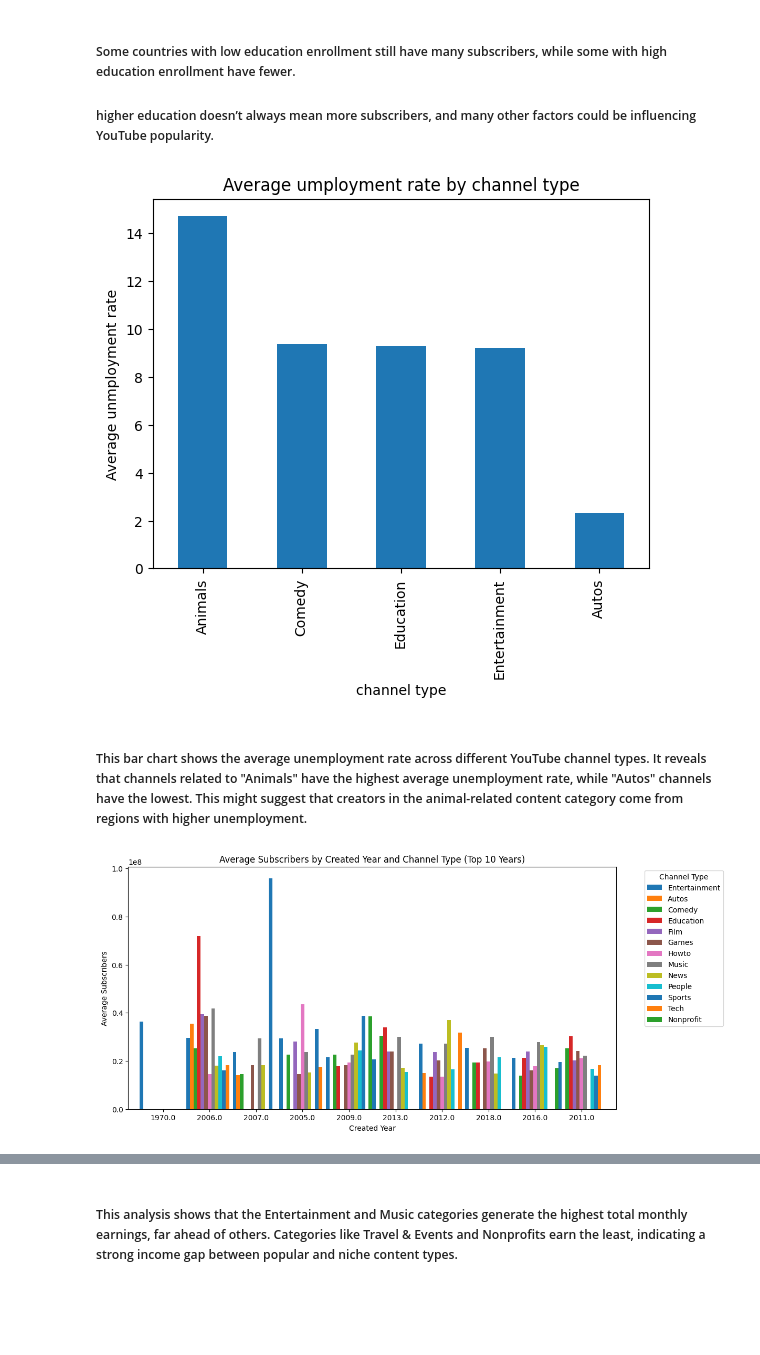
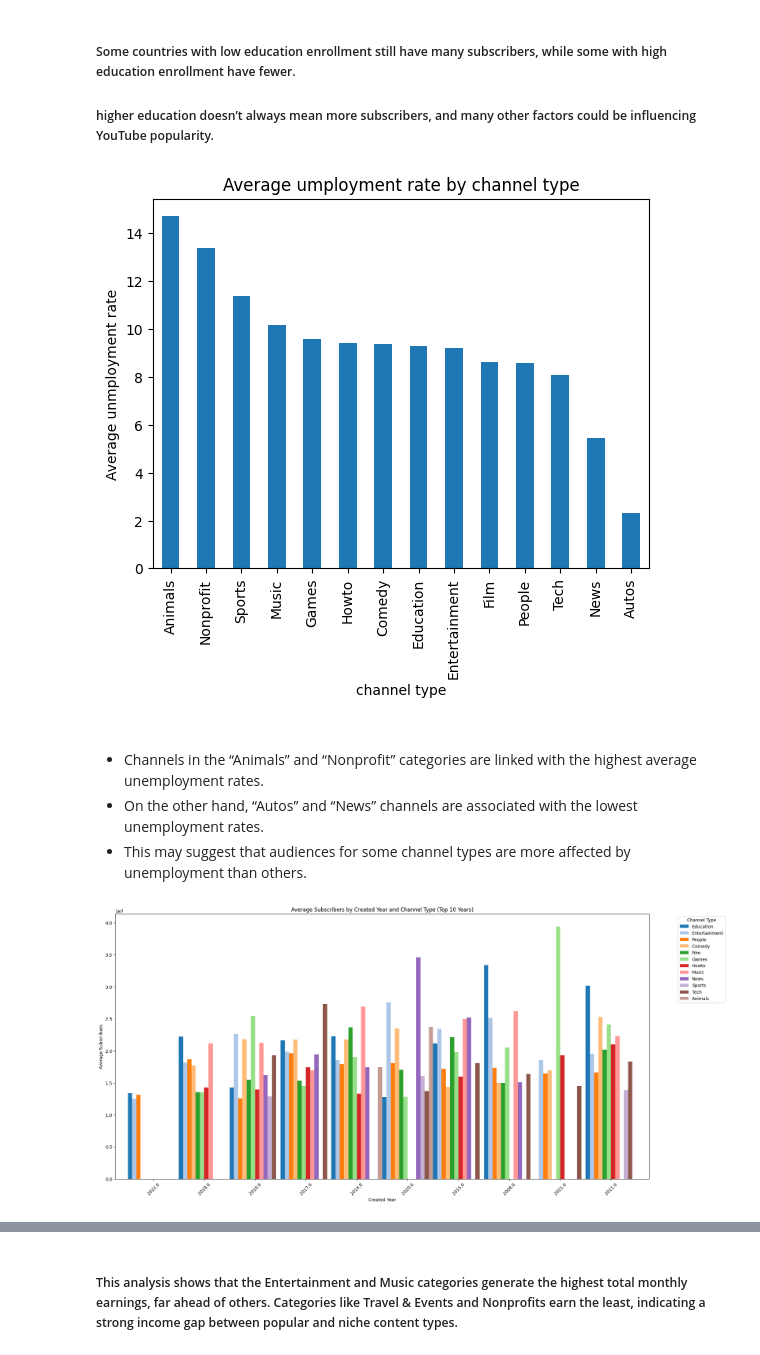
Before and after one commit to vyomkorat/Tops-Tech, a Jupyter notebook: Project1/Global YT.ipynb, the cells around one changed output, grey strips where cells are left out. Cells and saved outputs as stored; diff of their text form; code cells hidden in the pictures; blank space fills up the shorter version.

```diff
--- a/Project1/Global YT.ipynb
+++ b/Project1/Global YT.ipynb
@@ -452,27 +492,30 @@ plt.show()
 ##### Some countries with low education enrollment still have many subscribers, while some with high education enrollment have fewer.
 ##### higher education doesn’t always mean more subscribers, and many other factors could be influencing YouTube popularity.
 # %%
-data.groupby("channel_type")['Unemployment rate'].mean().head(5).sort_values(ascending=False).plot(kind='bar')
+data.groupby("channel_type")['Unemployment rate'].mean().sort_values(ascending=False).plot(kind='bar')
 plt.title('Average umployment rate by channel type')
 plt.xlabel('channel type')
 plt.ylabel('Average unmployment rate')
 plt.show()
 # %% [output]
-[figure, old version]
+[figure, new version]
 # %% [markdown]
-##### This bar chart shows the average unemployment rate across different YouTube channel types. It reveals that channels related to "Animals" have the highest average unemployment rate, while "Autos" channels have the lowest. This might suggest that creators in the animal-related content category come from regions with higher unemployment.
+#####
+* Channels in the “Animals” and “Nonprofit” categories are linked with the highest average unemployment rates.
+* On the other hand, “Autos” and “News” channels are associated with the lowest unemployment rates.
+* This may suggest that audiences for some channel types are more affected by unemployment than others.
 # %%
 grouped = data.groupby(['created_year', 'channel_type'])['subscribers'].mean()
-top_10_years = grouped.groupby(level=0).mean().sort_values(ascending=False).head(10).index
+top_10_years = grouped.groupby(level=0).mean().sort_values(ascending=True).head(10).index
 filtered = grouped.loc[top_10_years]
-filtered.unstack().plot(kind='bar', width=1, figsize=(12, 6))
-
+colors = sns.color_palette("tab20", 12)
+filtered.unstack().plot(kind='bar', width=1 ,figsize=(22,11),color=colors)
 plt.title("Average Subscribers by Created Year and Channel Type (Top 10 Years)")
 plt.xlabel('Created Year')
 plt.ylabel('Average Subscribers')
 plt.legend(title='Channel Type', bbox_to_anchor=(1.05, 1), loc='upper left')
-plt.xticks(rotation=0)
+plt.xticks(rotation=45)
 plt.show()
 # %% [output]
-[figure, old version]
+[figure, new version]
 # %% [markdown]
```
Also changed, not shown: parts of 17 cells of this notebook, 1 other file.
